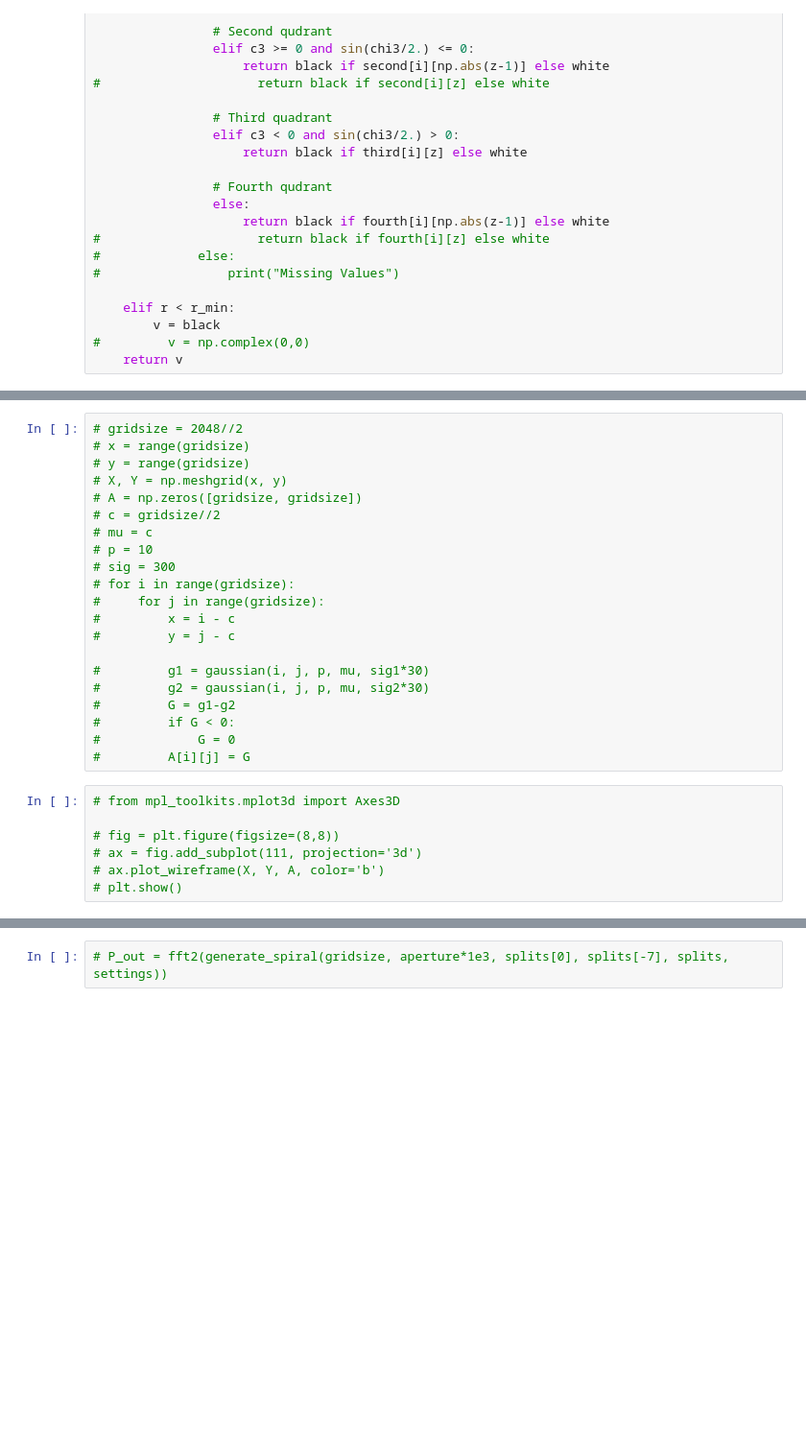
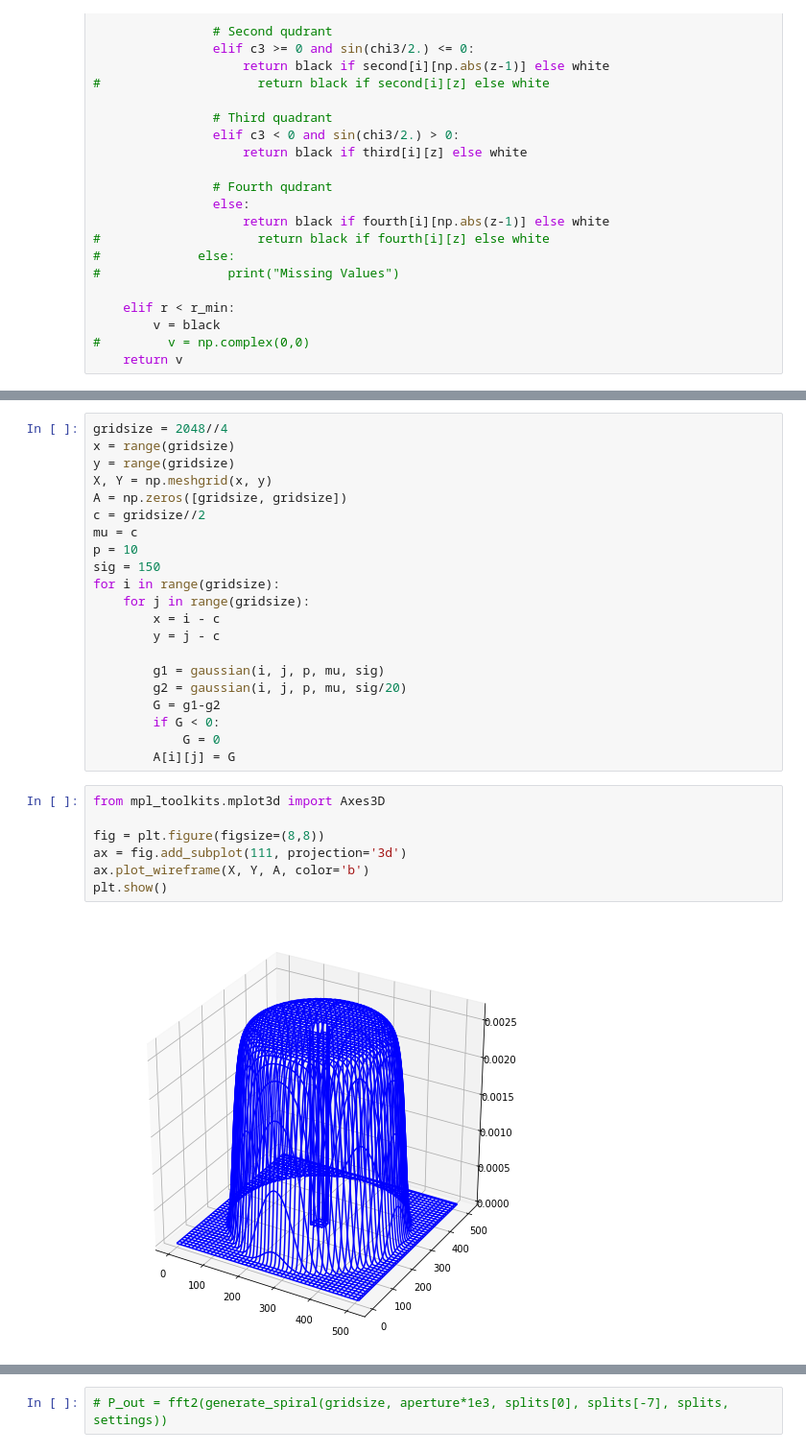
Before and after one commit to LouisDesdoigts/Pupil_design, a Jupyter notebook: Pupil_simulations/TableTopper.ipynb, the cells around one changed output, grey strips where cells are left out. Shown at 96% size. Cells and saved outputs as stored; diff of their text form; blank space fills up the shorter version.

```diff
--- a/Pupil_simulations/TableTopper.ipynb
+++ b/Pupil_simulations/TableTopper.ipynb
@@ -152,31 +156,33 @@ def iterate(wf, p, sig1, sig2, aperture, r_max, mult=False):
     new_wf = binarise(IFT, aperture*1e3, r_max)
     return PSF, PSF_mod, IFT, new_wf
 # %%
-# gridsize = 2048//2
-# x = range(gridsize)
-# y = range(gridsize)
-# X, Y = np.meshgrid(x, y)
-# A = np.zeros([gridsize, gridsize])
-# c = gridsize//2
-# mu = c
-# p = 10
-# sig = 300
-# for i in range(gridsize):
-#     for j in range(gridsize):
-#         x = i - c
-#         y = j - c
+gridsize = 2048//4
+x = range(gridsize)
+y = range(gridsize)
+X, Y = np.meshgrid(x, y)
+A = np.zeros([gridsize, gridsize])
+c = gridsize//2
+mu = c
+p = 10
+sig = 150
+for i in range(gridsize):
+    for j in range(gridsize):
+        x = i - c
+        y = j - c
 
-#         g1 = gaussian(i, j, p, mu, sig1*30)
-#         g2 = gaussian(i, j, p, mu, sig2*30)
-#         G = g1-g2
-#         if G < 0:
-#             G = 0
-#         A[i][j] = G
+        g1 = gaussian(i, j, p, mu, sig)
+        g2 = gaussian(i, j, p, mu, sig/20)
+        G = g1-g2
+        if G < 0:
+            G = 0
+        A[i][j] = G
 # %%
-# from mpl_toolkits.mplot3d import Axes3D
+from mpl_toolkits.mplot3d import Axes3D
 
-# fig = plt.figure(figsize=(8,8))
-# ax = fig.add_subplot(111, projection='3d')
-# ax.plot_wireframe(X, Y, A, color='b')
-# plt.show()
+fig = plt.figure(figsize=(8,8))
+ax = fig.add_subplot(111, projection='3d')
+ax.plot_wireframe(X, Y, A, color='b')
+plt.show()
+# %% [output]
+[figure, added]
 # %%
```
Also changed, not shown: parts of 5 cells of this notebook, 8 other files.
